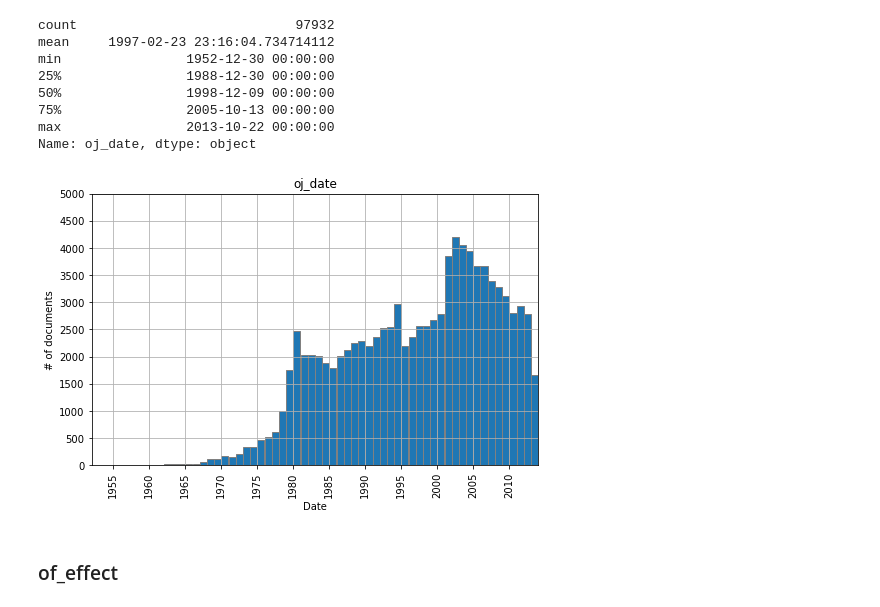
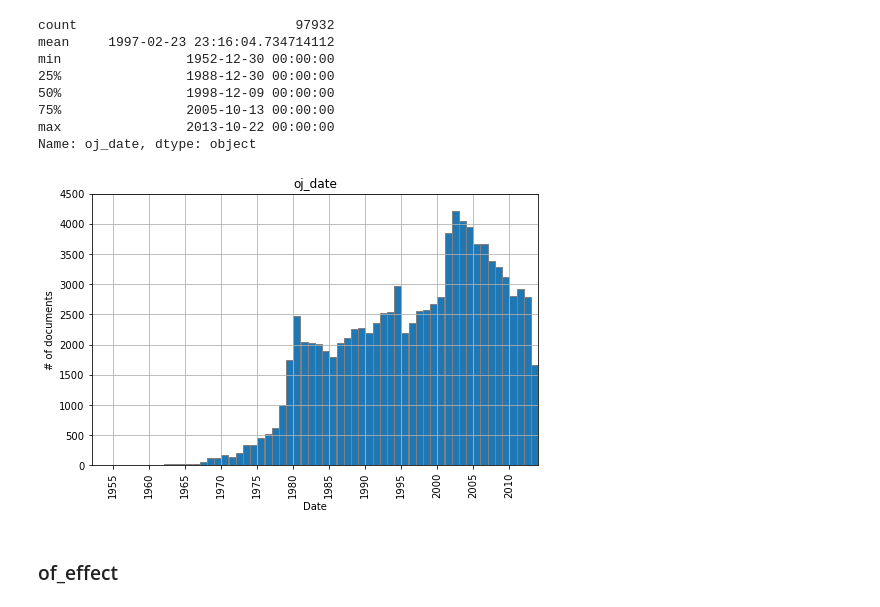
Before and after one commit to dmfrodrigues/feup-pri-proj, a Jupyter notebook: exploration/Data Exploration.ipynb, the cells around one changed output. Drawn from its saved outputs; the diff is of its cells as text; code cells hidden in the pictures.

```diff
--- a/exploration/Data Exploration.ipynb
+++ b/exploration/Data Exploration.ipynb
@@ -152,16 +152,16 @@ Name: oj_date, dtype: object
 # %%
 ax = data['oj_date'].hist(bins=62, edgecolor='grey', range=(datetime.date(1952, 1, 1), datetime.date(2014, 1, 1)), figsize=(8,5))
 ax.xaxis.set_major_locator(mdates.YearLocator(5))
 ax.xaxis.set_major_formatter(mdates.DateFormatter('%Y'))
 ax.set_xlim([datetime.date(1952, 1, 1), datetime.date(2014, 1, 1)])
-ax.set_ylim([0, 5000])
+ax.set_ylim([0, 4500])
 plt.title('oj_date')
 plt.xlabel('Date')
 plt.ylabel('# of documents')
 plt.xticks(rotation=90)
-plt.yticks(range(0, 5001, 500));
+plt.yticks(range(0, 4501, 500));
 # %% [output]
-[figure, old version]
+[figure, new version]
 # %% [markdown]
 ### of_effect
 # %%
```
Also changed, not shown: parts of 5 cells of this notebook.
